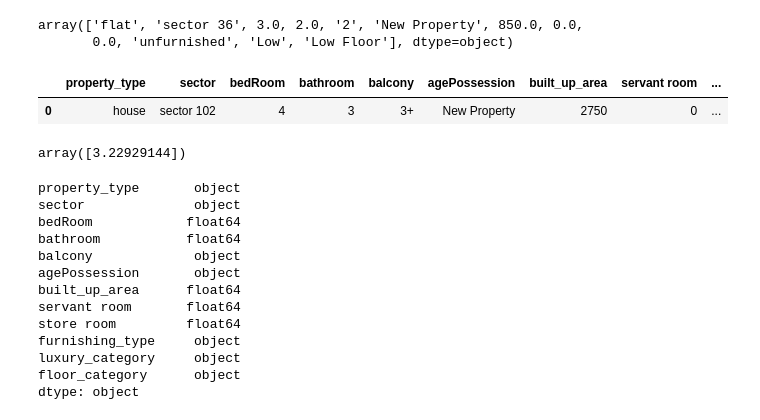
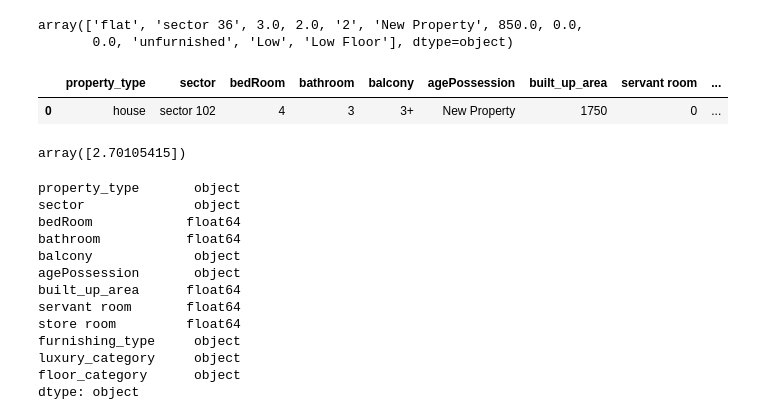
Before and after one commit to Shashan-k/Real-estate-Project, a Jupyter notebook: 11_model-selection.ipynb, the cells around one changed output. Cells and saved outputs as stored; diff of their text form; code cells hidden in the pictures.

```diff
--- a/11_model-selection.ipynb
+++ b/11_model-selection.ipynb
@@ -692,22 +773,22 @@ X.iloc[0].values
 array(['flat', 'sector 36', 3.0, 2.0, '2', 'New Property', 850.0, 0.0,
        0.0, 'unfurnished', 'Low', 'Low Floor'], dtype=object)
 # %%
-data = [['house', 'sector 102', 4, 3, '3+', 'New Property', 2750, 0, 0, 'unfurnished', 'Low', 'Low Floor']]
+data = [['house', 'sector 102', 4, 3, '3+', 'New Property', 1750, 0, 0, 'unfurnished', 'Low', 'Low Floor']]
 columns = ['property_type', 'sector', 'bedRoom', 'bathroom', 'balcony',
        'agePossession', 'built_up_area', 'servant room', 'store room',
        'furnishing_type', 'luxury_category', 'floor_category']
 
 # Convert to DataFrame
 one_df = pd.DataFrame(data, columns=columns)
 
-one_df
+one_df # this df will be used with the pkl file to predict the price of the house
 # %% [output]
 |  | property_type | sector | bedRoom | bathroom | balcony | agePossession | built_up_area | servant room | ... |
-| 0 | house | sector 102 | 4 | 3 | 3+ | New Property | 2750 | 0 | ... |
+| 0 | house | sector 102 | 4 | 3 | 3+ | New Property | 1750 | 0 | ... |
 # %%
 np.expm1(pipeline.predict(one_df))
 # %% [output]
-array([3.22929144])
+array([2.70105415])
 # %%
 X.dtypes
 # %% [output]
```
Also changed, not shown: parts of 28 cells of this notebook.
